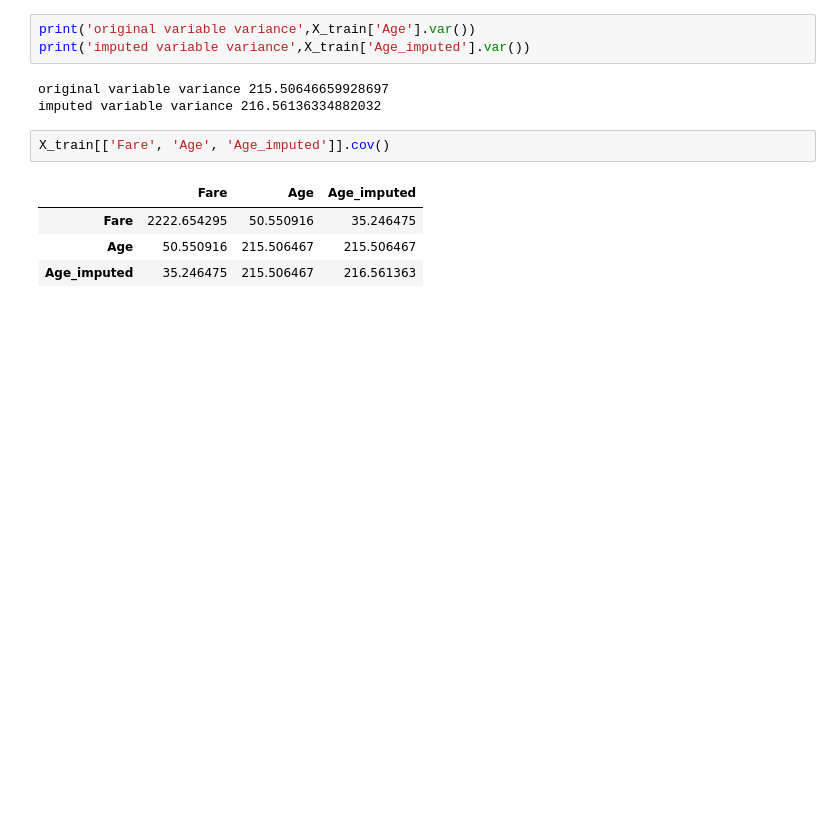
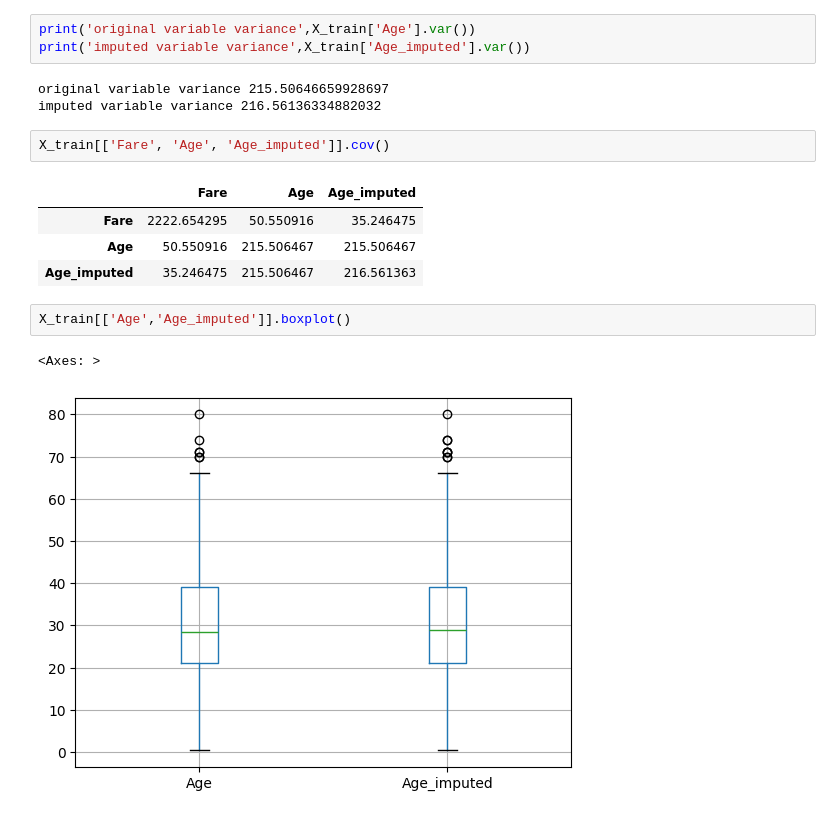
Before and after one commit to princeiiitk/CampusX-ML, a Jupyter notebook: Missing_Indicator/Random_imputer.ipynb, the cells around one changed output. Saved outputs shown, nothing was run; the diff lists cells and outputs as text; blank space fills up the shorter version.

```diff
--- a/Missing_Indicator/Random_imputer.ipynb
+++ b/Missing_Indicator/Random_imputer.ipynb
@@ -167,3 +167,8 @@ X_train[['Fare', 'Age', 'Age_imputed']].cov()
 | Fare | 2222.654295 | 50.550916 | 35.246475 |
 | Age | 50.550916 | 215.506467 | 215.506467 |
 | Age_imputed | 35.246475 | 215.506467 | 216.561363 |
+# %%
+X_train[['Age','Age_imputed']].boxplot()
+# %% [output]
+<Axes: >
+[figure, added]
```
Also changed, not shown: parts of 1 cell of this notebook.
